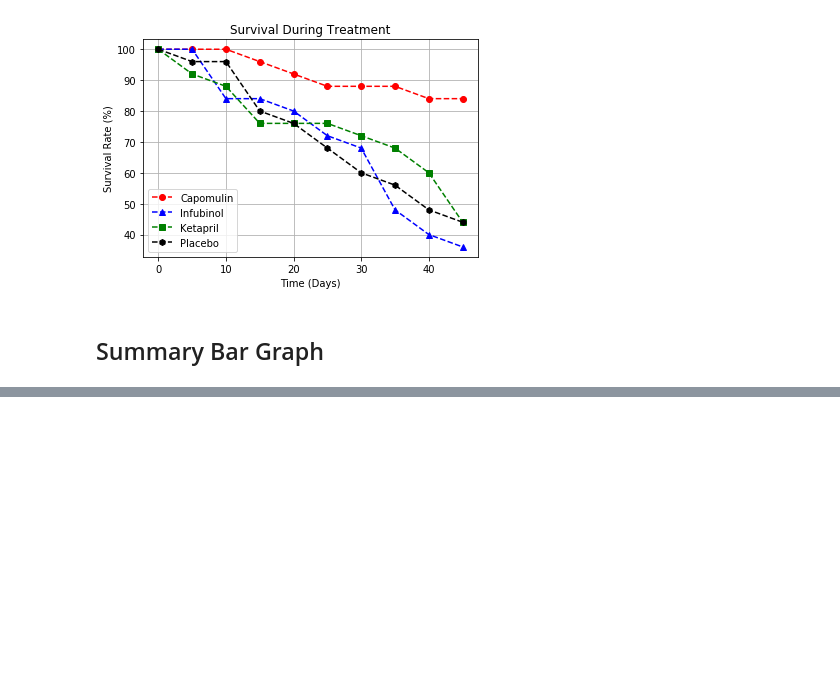
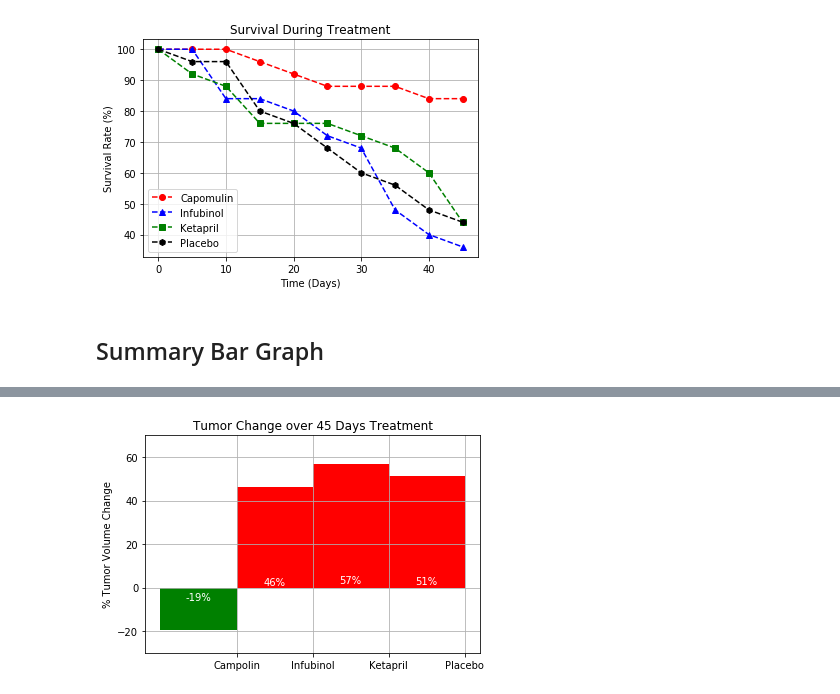
Before and after one commit to goddons4life/HomeWork-5, a Jupyter notebook: pymaceuticals_starter.ipynb, the cells around one changed output, grey strips where cells are left out. Cells and saved outputs as stored; diff of their text form; code cells hidden in the pictures; blank space fills up the shorter version.

```diff
--- a/pymaceuticals_starter.ipynb
+++ b/pymaceuticals_starter.ipynb
@@ -300,5 +300,7 @@ plt.show()
 ## Summary Bar Graph
 # %%
 # Calculate the percent changes for each drug
+tumor_percentage_change = ((Data_munged.iloc[-1] - Data_munged.loc[0])/Data_munged.loc[0])*100
 
 # Display the data to confirm
+tumor_percentage_change
@@ -305,21 +320,43 @@ plt.show()
 # %%
 # Store all Relevant Percent Changes into a Tuple
-
+percentage_change = (tumor_percentage_change["Capomulin"],
+               tumor_percentage_change["Infubinol"],
+               tumor_percentage_change["Ketapril"],
+               tumor_percentage_change["Placebo"])
 
 # Splice the data between passing and failing drugs
-
+fig, ax = plt.subplots()
+index = np.arange(len(percentage_change))
+width = 1
+passing_drug = ax.bar(index[0], percentage_change[0], width, color= "green")
+failing_drug = ax.bar(index[1:], percentage_change[1:], width, color= "red")
 
 # Orient widths. Add labels, tick marks, etc.
-
+ax.set_ylabel("% Tumor Volume Change")
+ax.set_title("Tumor Change over 45 Days Treatment")
+ax.set_xticks(index + 0.5)
+ax.set_xticklabels(("Campolin","Infubinol","Ketapril","Placebo"))
+ax.set_autoscaley_on(False)
+ax.set_ylim([-30,70])
+ax.grid(True)
 
 # Use functions to label the percentages of changes
 
+def autolabel(rects):
+    for rect in rects:
+        height = rect.get_height()
+        ax.text(rect.get_x() + rect.get_width()/2, .1*height, "%d" %int(height)+ "%",
+                ha="center", va="top", color="white")
+
 
 # Call functions to implement the function calls
-
+autolabel(passing_drug)
+autolabel(failing_drug)
 
 # Save the Figure
-
+fig.savefig("../Images/Percentage_Tumor_Volume_Change.png")
 
 # Show the Figure
 fig.show()
+# %% [output]
+[figure, added]
```
Also changed, not shown: parts of 2 cells of this notebook, 1 other file.
